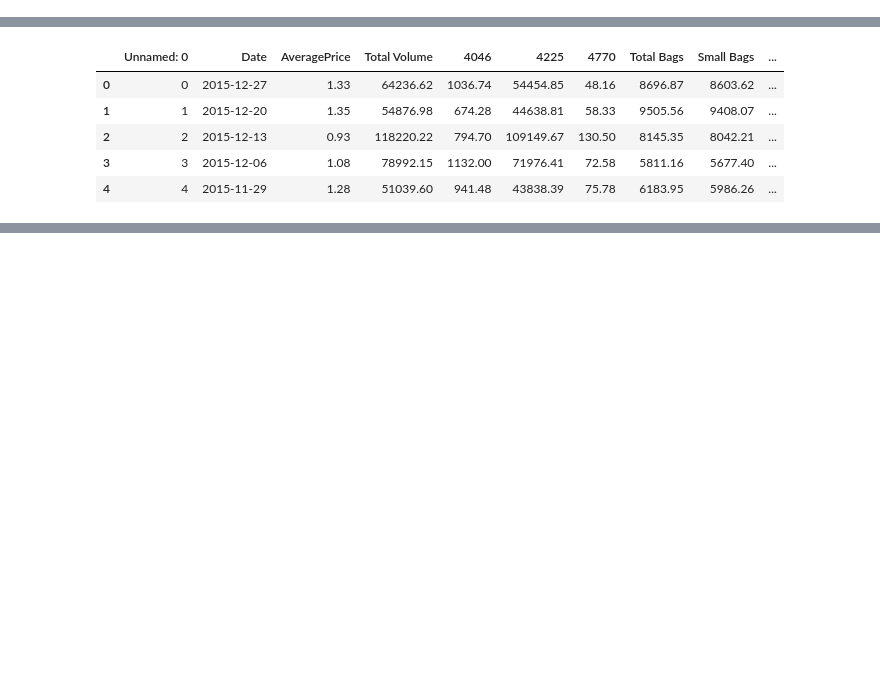
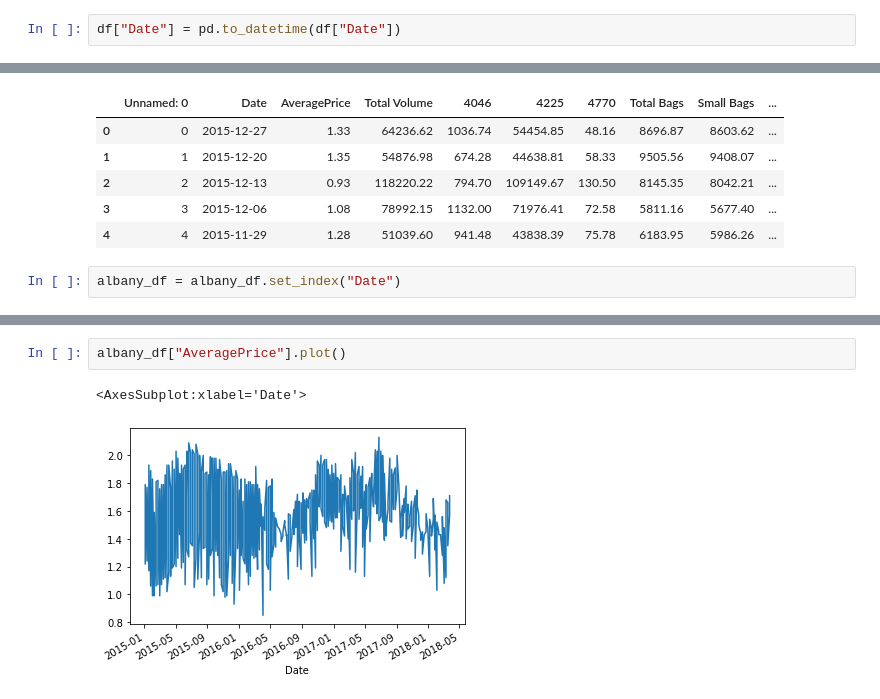
Before and after one commit to v-apor/AI, a Jupyter notebook: Sentdex/Data Analysis/avocado.ipynb, the cells around one changed output, grey strips where cells are left out. Cells and saved outputs as stored; diff of their text form; blank space fills up the shorter version.

```diff
--- a/Sentdex/Data Analysis/avocado.ipynb
+++ b/Sentdex/Data Analysis/avocado.ipynb
@@ -25,6 +25,8 @@ print(df.head())
 2  2015  Albany
 3  2015  Albany
 4  2015  Albany
+# %%
+df["Date"] = pd.to_datetime(df["Date"])
 # %%
 df["AveragePrice"].head()
 # %% [output]
@@ -45,3 +47,5 @@ albany_df.head()
 | 2 | 2 | 2015-12-13 | 0.93 | 118220.22 | 794.70 | 109149.67 | 130.50 | 8145.35 | 8042.21 | ... |
 | 3 | 3 | 2015-12-06 | 1.08 | 78992.15 | 1132.00 | 71976.41 | 72.58 | 5811.16 | 5677.40 | ... |
 | 4 | 4 | 2015-11-29 | 1.28 | 51039.60 | 941.48 | 43838.39 | 75.78 | 6183.95 | 5986.26 | ... |
+# %%
+albany_df = albany_df.set_index("Date")
@@ -47,0 +62,5 @@ albany_df.head()
+# %%
+albany_df["AveragePrice"].plot()
+# %% [output]
+<AxesSubplot:xlabel='Date'>
+[figure, added]
```
Also changed, not shown: parts of 3 cells of this notebook, 1 other file.
